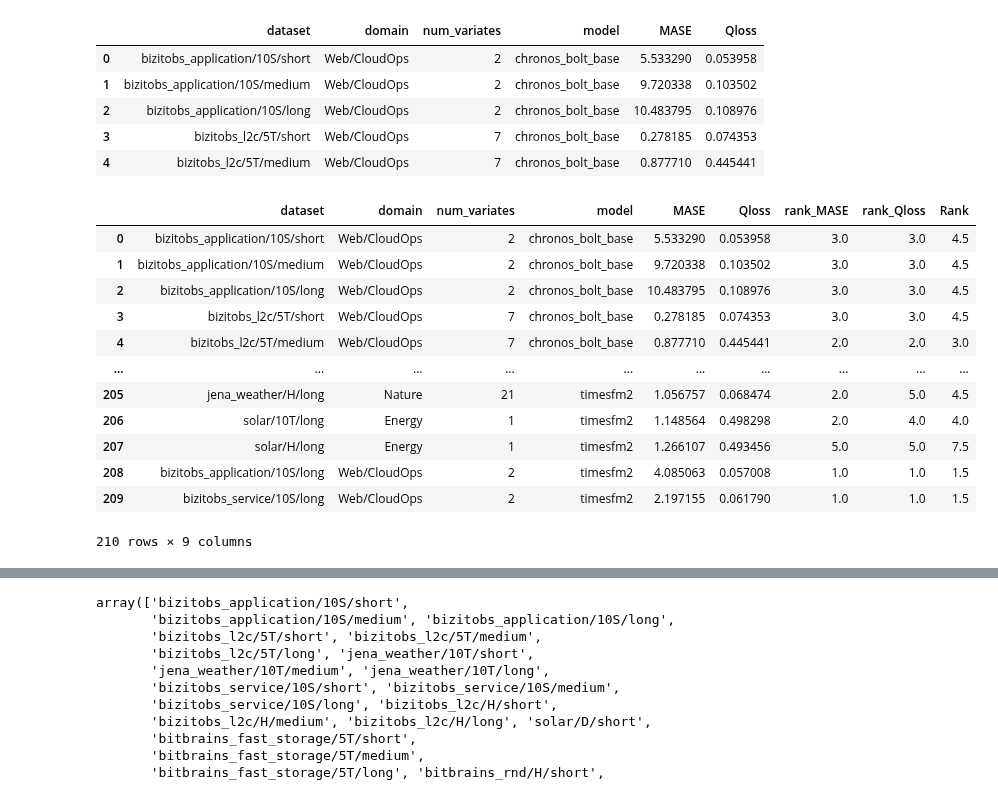
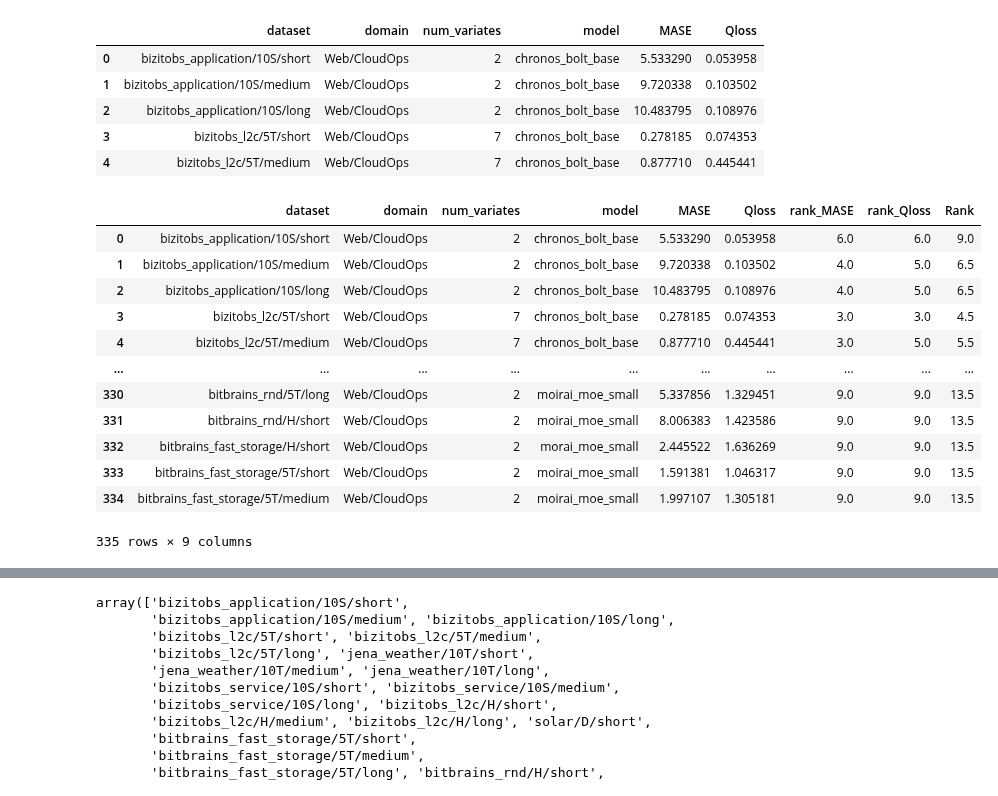
Before and after one commit to GiuliaGhisolfi/TSFM-ZeroShotEval, a Jupyter notebook: src/04_results.ipynb, the cells around one changed output, grey strips where cells are left out. Saved outputs shown, nothing was run; the diff lists cells and outputs as text; code cells hidden in the pictures.

```diff
--- a/src/04_results.ipynb
+++ b/src/04_results.ipynb
@@ -9,6 +9,12 @@ chronos_tiny_path = "results/chronos/chronos_bolt_tiny_results.csv"
 
 timesfm1_path = "results/timesfm/timesfm1_results.csv"
 timesfm2_path = "results/timesfm/timesfm2_results.csv"
+
+moirai_small_path = "results/moirai/moirai_small_results.csv"
+moirai_base_path = "results/moirai/moirai_base_results.csv"
+moirai_large_path = "results/moirai/moirai_large_results.csv"
+
+moirai_moe_small_path = "results/moirai/moirai_moe_small_results.csv"
 # %%
 def path_to_df(path):
     df = pd.read_csv(path)
@@ -34,36 +40,42 @@ chronos_tiny_df = path_to_df(chronos_tiny_path)
 
 timesfm1_df = path_to_df(timesfm1_path)
 timesfm2_df = path_to_df(timesfm2_path)
+# %%
+moirai_small_df = path_to_df(moirai_small_path)
+moirai_base_df = path_to_df(moirai_base_path)
+moirai_large_df = path_to_df(moirai_large_path)
+
+moirai_moe_small_df = path_to_df(moirai_moe_small_path)
 # %%
 # dataset with Mase
 all_df = pd.concat([chronos_base_df, chronos_small_df, chronos_mini_df, chronos_tiny_df,
-    timesfm1_df, timesfm2_df], ignore_index=True)
+    timesfm1_df, timesfm2_df,moirai_small_df, moirai_base_df, moirai_large_df, moirai_moe_small_df], ignore_index=True)
 
 all_df["MASE"] = pd.to_numeric(all_df["MASE"], errors="coerce")
 all_df["rank_MASE"] = all_df.groupby(["dataset"])["MASE"].rank(method="min")
 
 all_df["Qloss"] = pd.to_numeric(all_df["Qloss"], errors="coerce")
 all_df["rank_Qloss"] = all_df.groupby(["dataset"])["Qloss"].rank(method="min")
 
 all_df["Rank"] = all_df["rank_MASE"] + all_df["rank_Qloss"] / 2
 
 all_df = all_df[all_df["dataset"] != "dataset"]
 
 all_df
 # %% [output]
 |  | dataset | domain | num_variates | model | MASE | Qloss | rank_MASE | rank_Qloss | Rank |
-| 0 | bizitobs_application/10S/short | Web/CloudOps | 2 | chronos_bolt_base | 5.533290 | 0.053958 | 3.0 | 3.0 | 4.5 |
-| 1 | bizitobs_application/10S/medium | Web/CloudOps | 2 | chronos_bolt_base | 9.720338 | 0.103502 | 3.0 | 3.0 | 4.5 |
-| 2 | bizitobs_application/10S/long | Web/CloudOps | 2 | chronos_bolt_base | 10.483795 | 0.108976 | 3.0 | 3.0 | 4.5 |
+| 0 | bizitobs_application/10S/short | Web/CloudOps | 2 | chronos_bolt_base | 5.533290 | 0.053958 | 6.0 | 6.0 | 9.0 |
+| 1 | bizitobs_application/10S/medium | Web/CloudOps | 2 | chronos_bolt_base | 9.720338 | 0.103502 | 4.0 | 5.0 | 6.5 |
+| 2 | bizitobs_application/10S/long | Web/CloudOps | 2 | chronos_bolt_base | 10.483795 | 0.108976 | 4.0 | 5.0 | 6.5 |
 | 3 | bizitobs_l2c/5T/short | Web/CloudOps | 7 | chronos_bolt_base | 0.278185 | 0.074353 | 3.0 | 3.0 | 4.5 |
-| 4 | bizitobs_l2c/5T/medium | Web/CloudOps | 7 | chronos_bolt_base | 0.877710 | 0.445441 | 2.0 | 2.0 | 3.0 |
+| 4 | bizitobs_l2c/5T/medium | Web/CloudOps | 7 | chronos_bolt_base | 0.877710 | 0.445441 | 3.0 | 5.0 | 5.5 |
 | ... | ... | ... | ... | ... | ... | ... | ... | ... | ... |
-| 205 | jena_weather/H/long | Nature | 21 | timesfm2 | 1.056757 | 0.068474 | 2.0 | 5.0 | 4.5 |
-| 206 | solar/10T/long | Energy | 1 | timesfm2 | 1.148564 | 0.498298 | 2.0 | 4.0 | 4.0 |
-| 207 | solar/H/long | Energy | 1 | timesfm2 | 1.266107 | 0.493456 | 5.0 | 5.0 | 7.5 |
-| 208 | bizitobs_application/10S/long | Web/CloudOps | 2 | timesfm2 | 4.085063 | 0.057008 | 1.0 | 1.0 | 1.5 |
-| 209 | bizitobs_service/10S/long | Web/CloudOps | 2 | timesfm2 | 2.197155 | 0.061790 | 1.0 | 1.0 | 1.5 |
+| 330 | bitbrains_rnd/5T/long | Web/CloudOps | 2 | moirai_moe_small | 5.337856 | 1.329451 | 9.0 | 9.0 | 13.5 |
+| 331 | bitbrains_rnd/H/short | Web/CloudOps | 2 | moirai_moe_small | 8.006383 | 1.423586 | 9.0 | 9.0 | 13.5 |
+| 332 | bitbrains_fast_storage/H/short | Web/CloudOps | 2 | morai_moe_small | 2.445522 | 1.636269 | 9.0 | 9.0 | 13.5 |
+| 333 | bitbrains_fast_storage/5T/short | Web/CloudOps | 2 | moirai_moe_small | 1.591381 | 1.046317 | 9.0 | 9.0 | 13.5 |
+| 334 | bitbrains_fast_storage/5T/medium | Web/CloudOps | 2 | moirai_moe_small | 1.997107 | 1.305181 | 9.0 | 9.0 | 13.5 |
-210 rows × 9 columns
+335 rows × 9 columns
 # %%
 all_df[all_df["dataset"] == "bizitobs_application/10S/short"]
 # %% [output]
```
Also changed, not shown: parts of 13 cells of this notebook, 3 other files.
